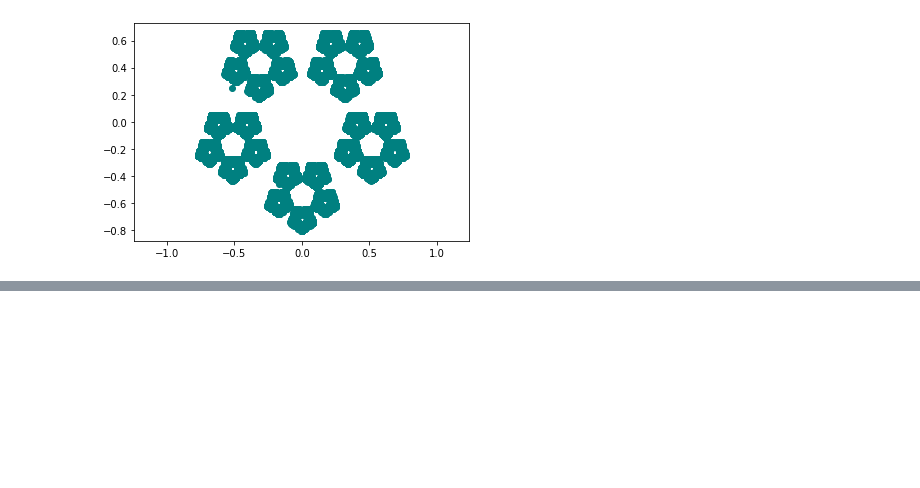
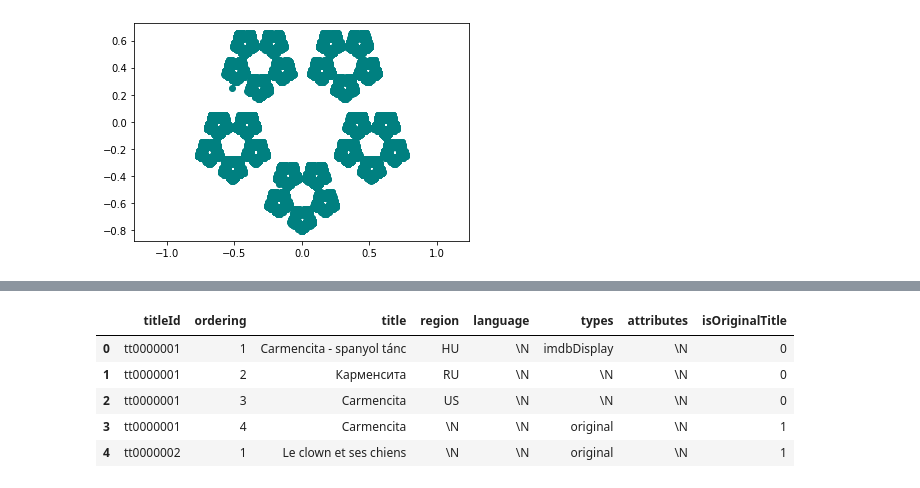
Before and after one commit to arnold402/Pre-assignment-DSI, a Jupyter notebook: Assignment.ipynb, the cells around one changed output, grey strips where cells are left out. Drawn from its saved outputs; the diff is of its cells as text; code cells hidden in the pictures; blank space fills up the shorter version.

```diff
--- a/Assignment.ipynb
+++ b/Assignment.ipynb
@@ -201,0 +269,12 @@ pentagon = unexpected_plots(5,'teal',itr=50000)
+# %%
+# load akas dataframe
+url = '/content/title.akas.tsv.gz'
+akas_df = pd.read_csv(url, sep='\t',  low_memory=False)
+akas_df.head()
+# %% [output]
+|  | titleId | ordering | title | region | language | types | attributes | isOriginalTitle |
+| 0 | tt0000001 | 1 | Carmencita - spanyol tánc | HU | \N | imdbDisplay | \N | 0 |
+| 1 | tt0000001 | 2 | Карменсита | RU | \N | \N | \N | 0 |
+| 2 | tt0000001 | 3 | Carmencita | US | \N | \N | \N | 0 |
+| 3 | tt0000001 | 4 | Carmencita | \N | \N | original | \N | 1 |
+| 4 | tt0000002 | 1 | Le clown et ses chiens | \N | \N | original | \N | 1 |
```
Also changed, not shown: parts of 12 cells of this notebook.
